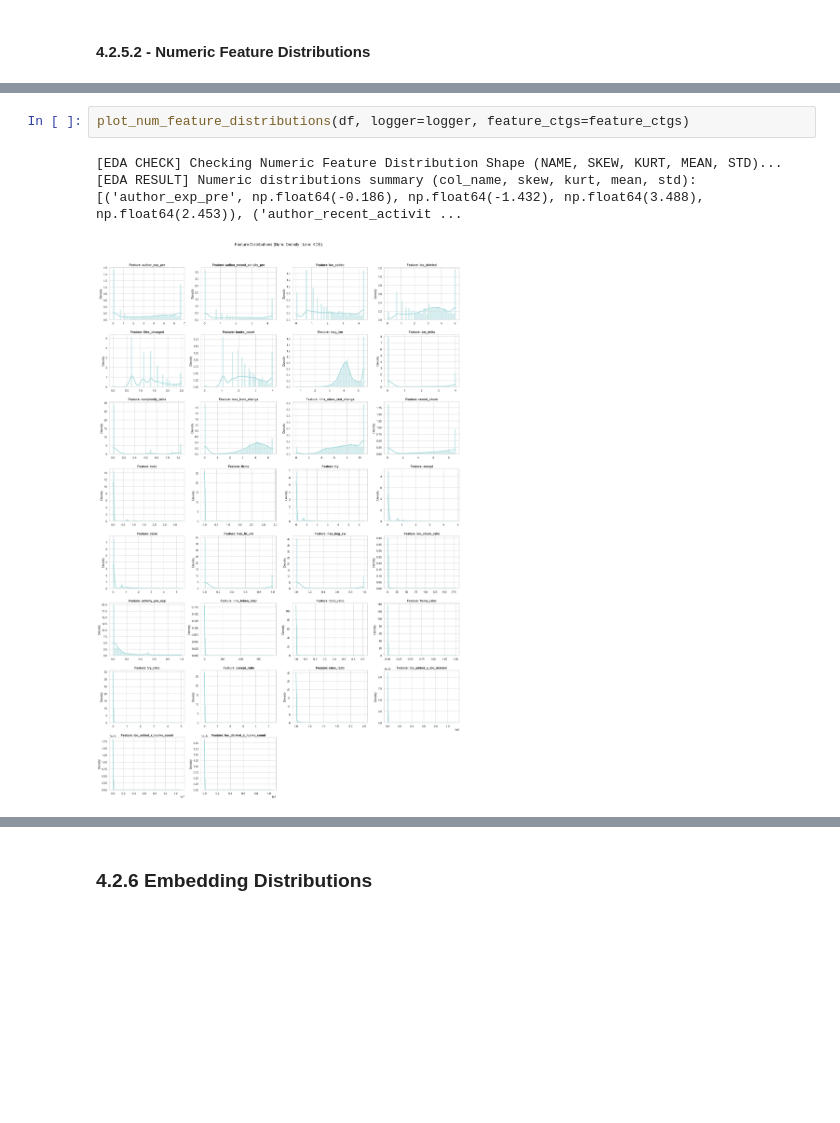
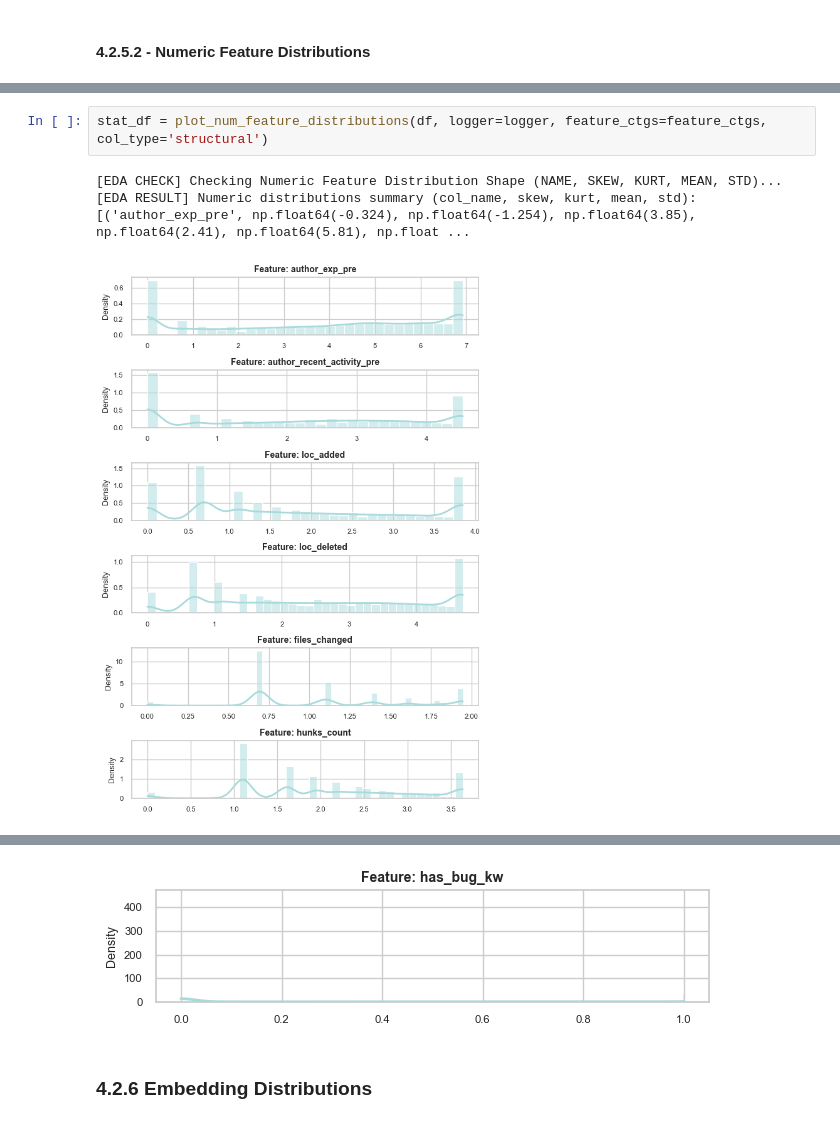
Before and after one commit to FilipMojto/DP_Thesis, a Jupyter notebook: notebooks/04-EDA.ipynb, the cells around one changed output, grey strips where cells are left out. Cells and saved outputs as stored; diff of their text form; blank space fills up the shorter version.

```diff
--- a/notebooks/04-EDA.ipynb
+++ b/notebooks/04-EDA.ipynb
@@ -447,6 +272,6 @@ def plot_num_feature_distributions(df: pd.DataFrame, logger: MyLogger, feature_c
 # %%
-plot_num_feature_distributions(df, logger=logger, feature_ctgs=feature_ctgs)
+stat_df = plot_num_feature_distributions(df, logger=logger, feature_ctgs=feature_ctgs, col_type='structural')
 # %% [output]
 [EDA CHECK] Checking Numeric Feature Distribution Shape (NAME, SKEW, KURT, MEAN, STD)...
-[EDA RESULT] Numeric distributions summary (col_name, skew, kurt, mean, std): [('author_exp_pre', np.float64(-0.186), np.float64(-1.432), np.float64(3.488), np.float64(2.453)), ('author_recent_activit ...
+[EDA RESULT] Numeric distributions summary (col_name, skew, kurt, mean, std): [('author_exp_pre', np.float64(-0.324), np.float64(-1.254), np.float64(3.85), np.float64(2.41), np.float64(5.81), np.float ...
-[figure, old version]
+[figure, new version]
@@ -453,3 +280,4 @@ plot_num_feature_distributions(df, logger=logger, feature_ctgs=feature_ctgs)
+[figure, added]
 # %% [markdown]
 ### 4.2.6 Embedding Distributions
 # %%
```
Also changed, not shown: parts of 57 cells of this notebook, 18 other files.
